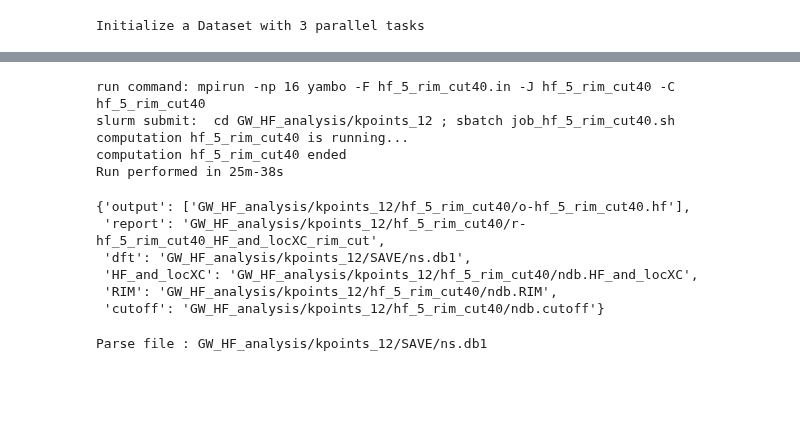
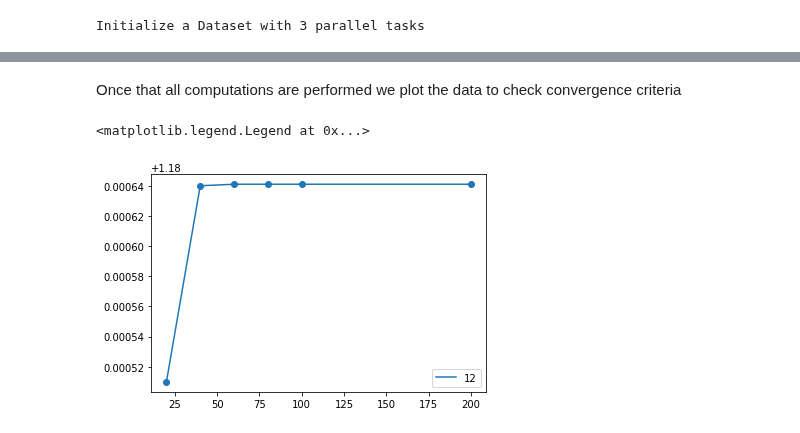
Before and after one commit to marcodalessandro76/Germanene, a Jupyter notebook: GW_Analysis.ipynb, the cells around one changed output, grey strips where cells are left out. Saved outputs shown, nothing was run; the diff lists cells and outputs as text; code cells hidden in the pictures; blank space fills up the shorter version.

```diff
--- a/GW_Analysis.ipynb
+++ b/GW_Analysis.ipynb
@@ -117,7 +126,8 @@ inp['variables']['SE_CPU'] = '%s.1.1'%mpi
 inp['variables']['SE_ROLEs'] = 'b.qp.q'
 #inp
 # %%
-study = D.Dataset(run_dir=run_dir,num_tasks=3)
+study = D.Dataset(run_dir=test_set[kp]['run_dir'],num_tasks=3,verbose=True)
+study.set_postprocessing_function(PP.yambo_parse_data)
 # %% [output]
 Initialize a Dataset with 3 parallel tasks
 # %%
@@ -126,5 +135,3 @@ for ex in EXXRLvcs:
     idd = {'EXXRLvcs':ex,'cutz':cut_z}
     inp['variables']['EXXRLvcs'] = [ex,'Ry']
     study.append_run(id=idd,input=inp,runner=code)
-# %%
-study.run()
@@ -146,0 +138,2 @@ Task [0] ended
+# %%
+results = study.run()
@@ -147 +154,16 @@ Task [0] ended
+# %%
+test_set[kp]['data'] = results
+# %% [markdown]
+Once that all computations are performed we plot the data to check convergence criteria
+# %%
+for kp in test_set:
+    if 'data' in test_set[kp]:
+        r = test_set[kp]['data']
+        eng_gap = [r[ind].data.get_gap(k_full=K_value,band_full=start_band,verbose=False) for ind in range(len(EXXRLvcs))]
+        plt.plot(EXXRLvcs,eng_gap,label=kp)
+        plt.scatter(EXXRLvcs,eng_gap)
+plt.legend()
+# %% [output]
+<matplotlib.legend.Legend at 0x...>
+[figure, added]
 # %%
@@ -149,15 +170,0 @@ Task [0] ended
-# %%
-results = code.run(run_dir=run_dir,input=inp,name=name,skip=True)
-results
-# %% [output]
-run command: mpirun -np 16 yambo -F hf_5_rim_cut40.in -J hf_5_rim_cut40 -C hf_5_rim_cut40
-slurm submit:  cd GW_HF_analysis/kpoints_12 ; sbatch job_hf_5_rim_cut40.sh
-computation hf_5_rim_cut40 is running...
-computation hf_5_rim_cut40 ended
-Run performed in 25m-38s
-{'output': ['GW_HF_analysis/kpoints_12/hf_5_rim_cut40/o-hf_5_rim_cut40.hf'],
- 'report': 'GW_HF_analysis/kpoints_12/hf_5_rim_cut40/r-hf_5_rim_cut40_HF_and_locXC_rim_cut',
- 'dft': 'GW_HF_analysis/kpoints_12/SAVE/ns.db1',
- 'HF_and_locXC': 'GW_HF_analysis/kpoints_12/hf_5_rim_cut40/ndb.HF_and_locXC',
- 'RIM': 'GW_HF_analysis/kpoints_12/hf_5_rim_cut40/ndb.RIM',
- 'cutoff': 'GW_HF_analysis/kpoints_12/hf_5_rim_cut40/ndb.cutoff'}
@@ -166,4 +170,0 @@ Run performed in 25m-38s
-# %%
-dft = P.YamboDftParser(os.path.join(run_dir,'SAVE','ns.db1'))
-# %% [output]
-Parse file : GW_HF_analysis/kpoints_12/SAVE/ns.db1
```
Also changed, not shown: parts of 23 cells of this notebook, 2 other files.
